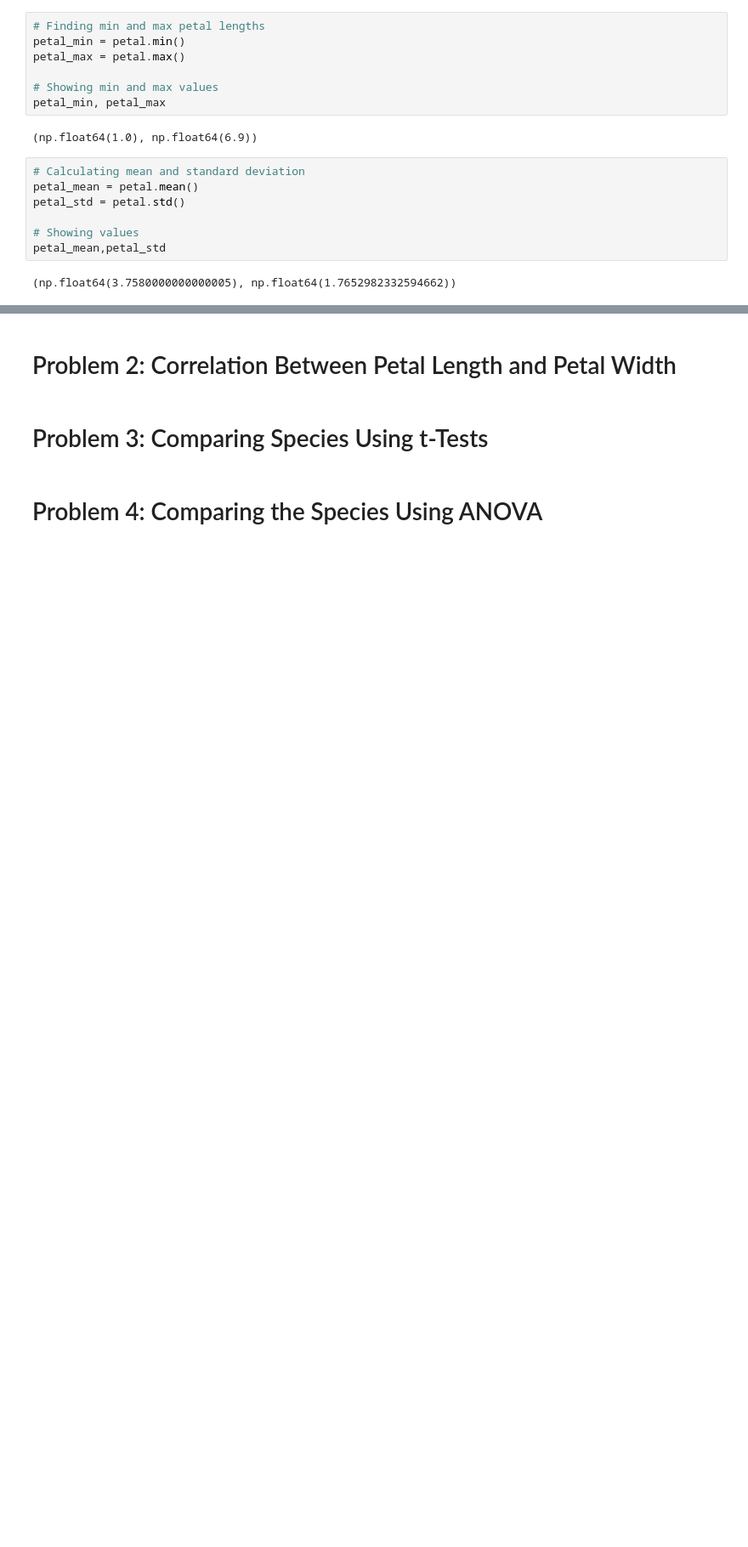
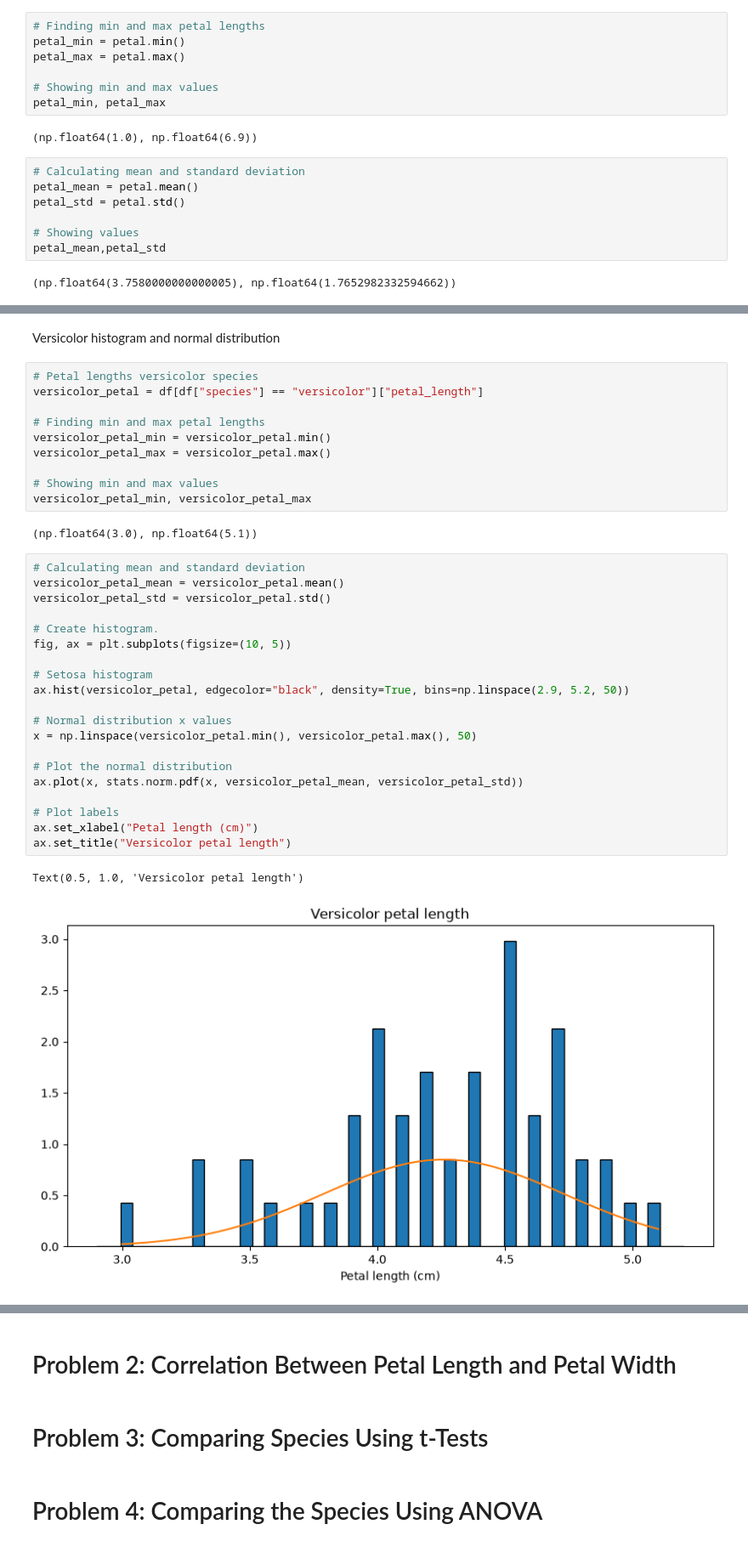
Before and after one commit to vanelyraa/applied-statistics, a Jupyter notebook: problems.ipynb, the cells around one changed output, grey strips where cells are left out. Shown at 85% size. Cells and saved outputs as stored; diff of their text form; blank space fills up the shorter version.

```diff
--- a/problems.ipynb
+++ b/problems.ipynb
@@ -70,0 +114,37 @@ ax.set_title("Petal length of all 150 flowers");
+# %% [markdown]
+Versicolor histogram and normal distribution
+# %%
+# Petal lengths versicolor species
+versicolor_petal = df[df["species"] == "versicolor"]["petal_length"]
+
+# Finding min and max petal lengths
+versicolor_petal_min = versicolor_petal.min()
+versicolor_petal_max = versicolor_petal.max()
+
+# Showing min and max values
+versicolor_petal_min, versicolor_petal_max
+# %% [output]
+(np.float64(3.0), np.float64(5.1))
+# %%
+# Calculating mean and standard deviation
+versicolor_petal_mean = versicolor_petal.mean()
+versicolor_petal_std = versicolor_petal.std()
+
+# Create histogram.
+fig, ax = plt.subplots(figsize=(10, 5))
+
+# Setosa histogram
+ax.hist(versicolor_petal, edgecolor="black", density=True, bins=np.linspace(2.9, 5.2, 50))
+
+# Normal distribution x values
+x = np.linspace(versicolor_petal.min(), versicolor_petal.max(), 50)
+
+# Plot the normal distribution
+ax.plot(x, stats.norm.pdf(x, versicolor_petal_mean, versicolor_petal_std))
+
+# Plot labels
+ax.set_xlabel("Petal length (cm)")
+ax.set_title("Versicolor petal length")
+# %% [output]
+Text(0.5, 1.0, 'Versicolor petal length')
+[figure, added]
```
Also changed, not shown: parts of 10 cells of this notebook.
